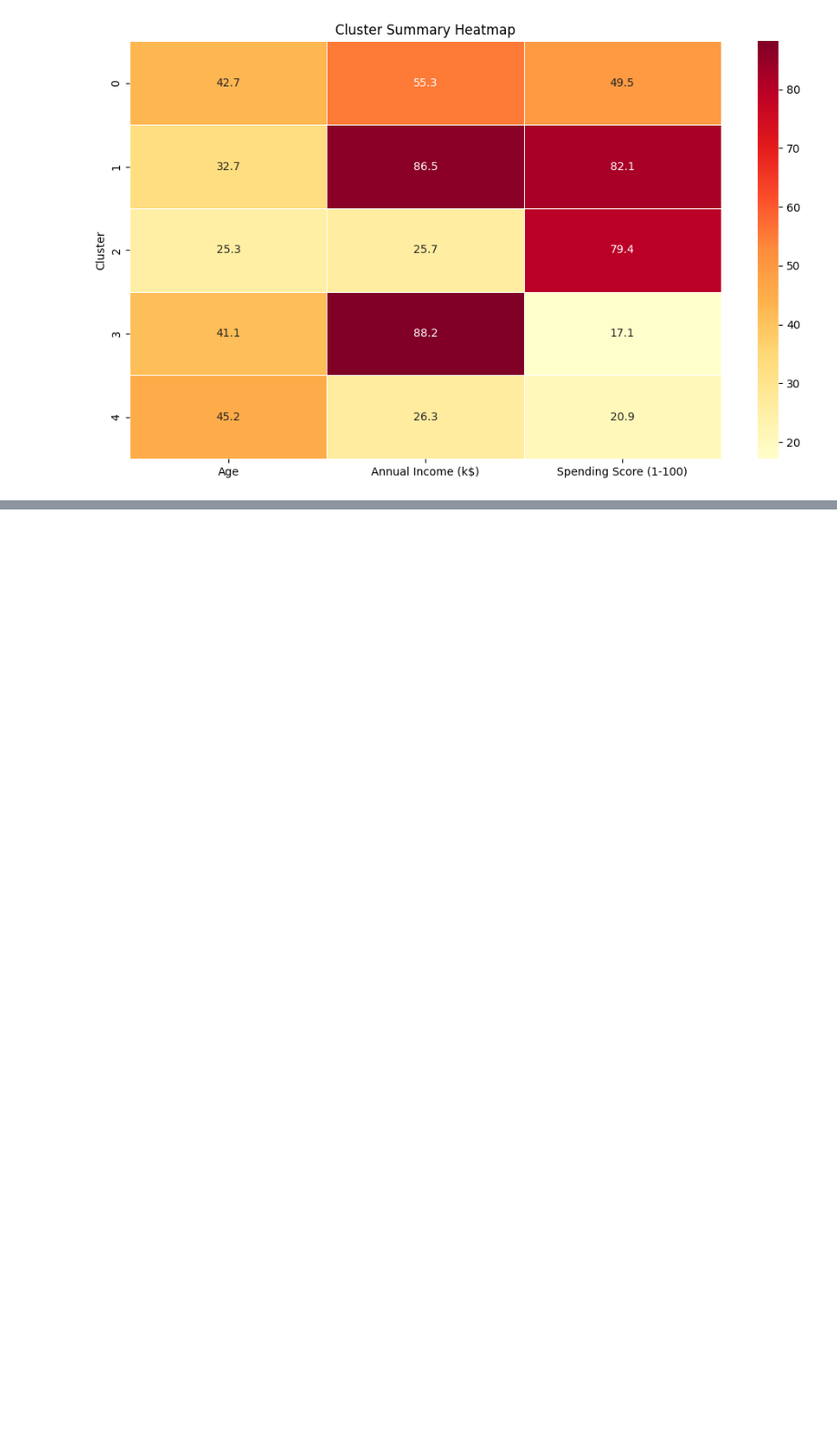
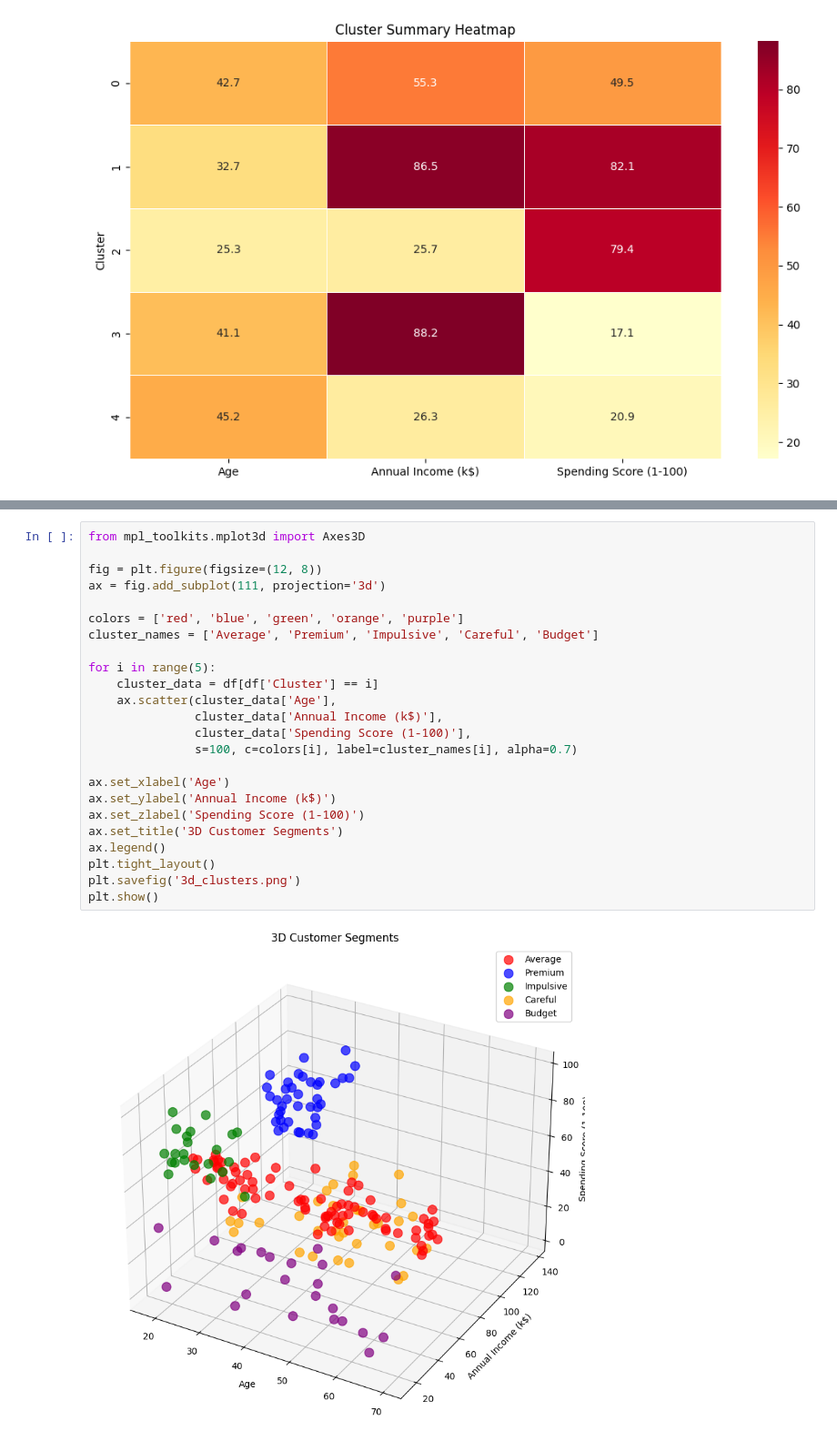
Before and after one commit to Tamanna0607/PRODIGY_ML_02, a Jupyter notebook: customer_segmentation.ipynb, the cells around one changed output, grey strips where cells are left out. Shown at 91% size. Saved outputs shown, nothing was run; the diff lists cells and outputs as text; blank space fills up the shorter version.

```diff
--- a/customer_segmentation.ipynb
+++ b/customer_segmentation.ipynb
@@ -270,0 +297,26 @@ plt.show()
+# %%
+from mpl_toolkits.mplot3d import Axes3D
+
+fig = plt.figure(figsize=(12, 8))
+ax = fig.add_subplot(111, projection='3d')
+
+colors = ['red', 'blue', 'green', 'orange', 'purple']
+cluster_names = ['Average', 'Premium', 'Impulsive', 'Careful', 'Budget']
+
+for i in range(5):
+    cluster_data = df[df['Cluster'] == i]
+    ax.scatter(cluster_data['Age'],
+               cluster_data['Annual Income (k$)'],
+               cluster_data['Spending Score (1-100)'],
+               s=100, c=colors[i], label=cluster_names[i], alpha=0.7)
+
+ax.set_xlabel('Age')
+ax.set_ylabel('Annual Income (k$)')
+ax.set_zlabel('Spending Score (1-100)')
+ax.set_title('3D Customer Segments')
+ax.legend()
+plt.tight_layout()
+plt.savefig('3d_clusters.png')
+plt.show()
+# %% [output]
+[figure, added]
```
Also changed, not shown: parts of 5 cells of this notebook, 4 other files.
